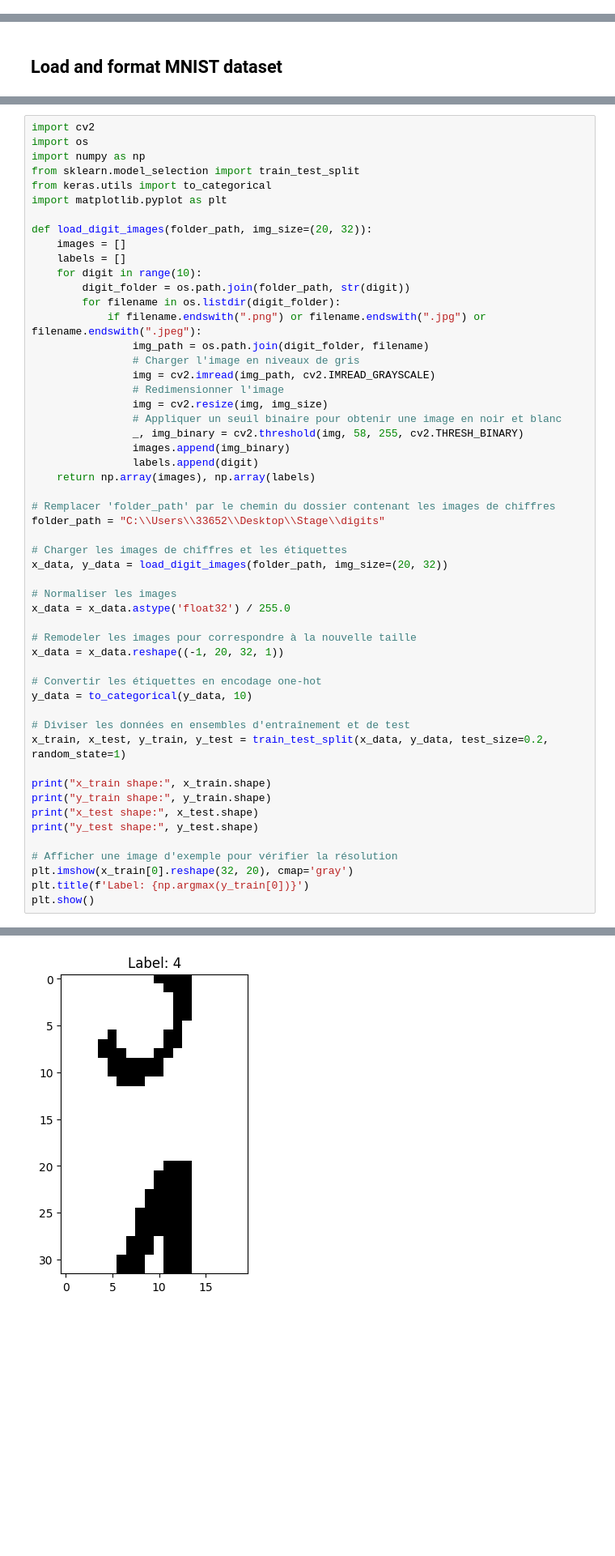
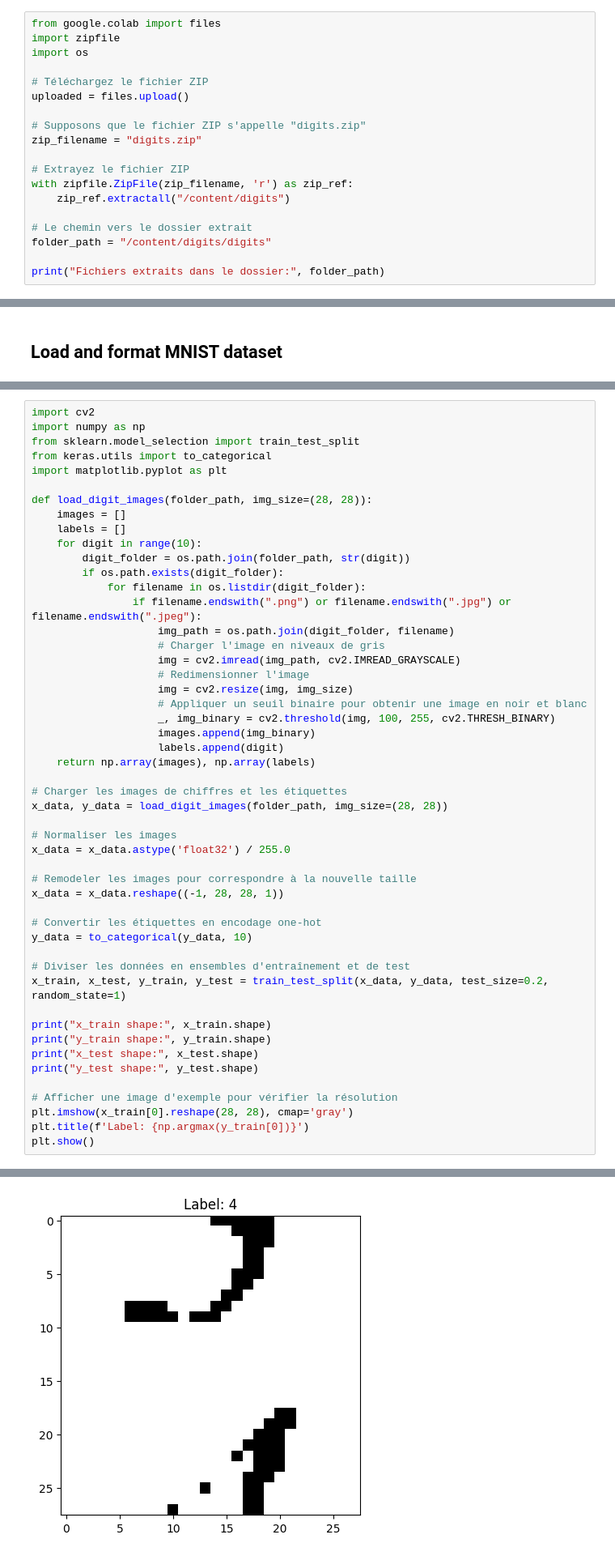
Before and after one commit to FromentLorenzo/WaterMeterEsp32_CAM, a Jupyter notebook: CNN_MODEL.ipynb, the cells around one changed output, grey strips where cells are left out. Shown at 81% size. Cells and saved outputs as stored; diff of their text form; blank space fills up the shorter version.

```diff
--- a/CNN_MODEL.ipynb
+++ b/CNN_MODEL.ipynb
@@ -11,0 +13,19 @@ from keras.utils import to_categorical
+# %%
+from google.colab import files
+import zipfile
+import os
+
+# Téléchargez le fichier ZIP
+uploaded = files.upload()
+
+# Supposons que le fichier ZIP s'appelle "digits.zip"
+zip_filename = "digits.zip"
+
+# Extrayez le fichier ZIP
+with zipfile.ZipFile(zip_filename, 'r') as zip_ref:
+    zip_ref.extractall("/content/digits")
+
+# Le chemin vers le dossier extrait
+folder_path = "/content/digits/digits"
+
+print("Fichiers extraits dans le dossier:", folder_path)
@@ -14,40 +51,37 @@ from keras.utils import to_categorical
 # %%
 import cv2
-import os
 import numpy as np
 from sklearn.model_selection import train_test_split
 from keras.utils import to_categorical
 import matplotlib.pyplot as plt
 
-def load_digit_images(folder_path, img_size=(20, 32)):
+def load_digit_images(folder_path, img_size=(28, 28)):
     images = []
     labels = []
     for digit in range(10):
         digit_folder = os.path.join(folder_path, str(digit))
-        for filename in os.listdir(digit_folder):
-            if filename.endswith(".png") or filename.endswith(".jpg") or filename.endswith(".jpeg"):
-                img_path = os.path.join(digit_folder, filename)
-                # Charger l'image en niveaux de gris
-                img = cv2.imread(img_path, cv2.IMREAD_GRAYSCALE)
-                # Redimensionner l'image
-                img = cv2.resize(img, img_size)
-                # Appliquer un seuil binaire pour obtenir une image en noir et blanc
-                _, img_binary = cv2.threshold(img, 58, 255, cv2.THRESH_BINARY)
-                images.append(img_binary)
-                labels.append(digit)
+        if os.path.exists(digit_folder):
+            for filename in os.listdir(digit_folder):
+                if filename.endswith(".png") or filename.endswith(".jpg") or filename.endswith(".jpeg"):
+                    img_path = os.path.join(digit_folder, filename)
+                    # Charger l'image en niveaux de gris
+                    img = cv2.imread(img_path, cv2.IMREAD_GRAYSCALE)
+                    # Redimensionner l'image
+                    img = cv2.resize(img, img_size)
+                    # Appliquer un seuil binaire pour obtenir une image en noir et blanc
+                    _, img_binary = cv2.threshold(img, 100, 255, cv2.THRESH_BINARY)
+                    images.append(img_binary)
+                    labels.append(digit)
     return np.array(images), np.array(labels)
 
-# Remplacer 'folder_path' par le chemin du dossier contenant les images de chiffres
-folder_path = "C:\\Users\\33652\\Desktop\\Stage\\digits"
-
 # Charger les images de chiffres et les étiquettes
-x_data, y_data = load_digit_images(folder_path, img_size=(20, 32))
+x_data, y_data = load_digit_images(folder_path, img_size=(28, 28))
 
 # Normaliser les images
 x_data = x_data.astype('float32') / 255.0
 
 # Remodeler les images pour correspondre à la nouvelle taille
-x_data = x_data.reshape((-1, 20, 32, 1))
+x_data = x_data.reshape((-1, 28, 28, 1))
 
 # Convertir les étiquettes en encodage one-hot
 y_data = to_categorical(y_data, 10)
@@ -61,7 +95,7 @@ print("x_test shape:", x_test.shape)
 print("y_test shape:", y_test.shape)
 
 # Afficher une image d'exemple pour vérifier la résolution
-plt.imshow(x_train[0].reshape(32, 20), cmap='gray')
+plt.imshow(x_train[0].reshape(28, 28), cmap='gray')
 plt.title(f'Label: {np.argmax(y_train[0])}')
 plt.show()
 # %% [output]
@@ -71,4 +105,4 @@ x_test shape: (3797, 20, 32, 1)
 y_test shape: (3797, 10)
-[figure, old version]
+[figure, new version]
 # %% [markdown]
 ## Build model
```
Also changed, not shown: parts of 17 cells of this notebook, 3 other files.
